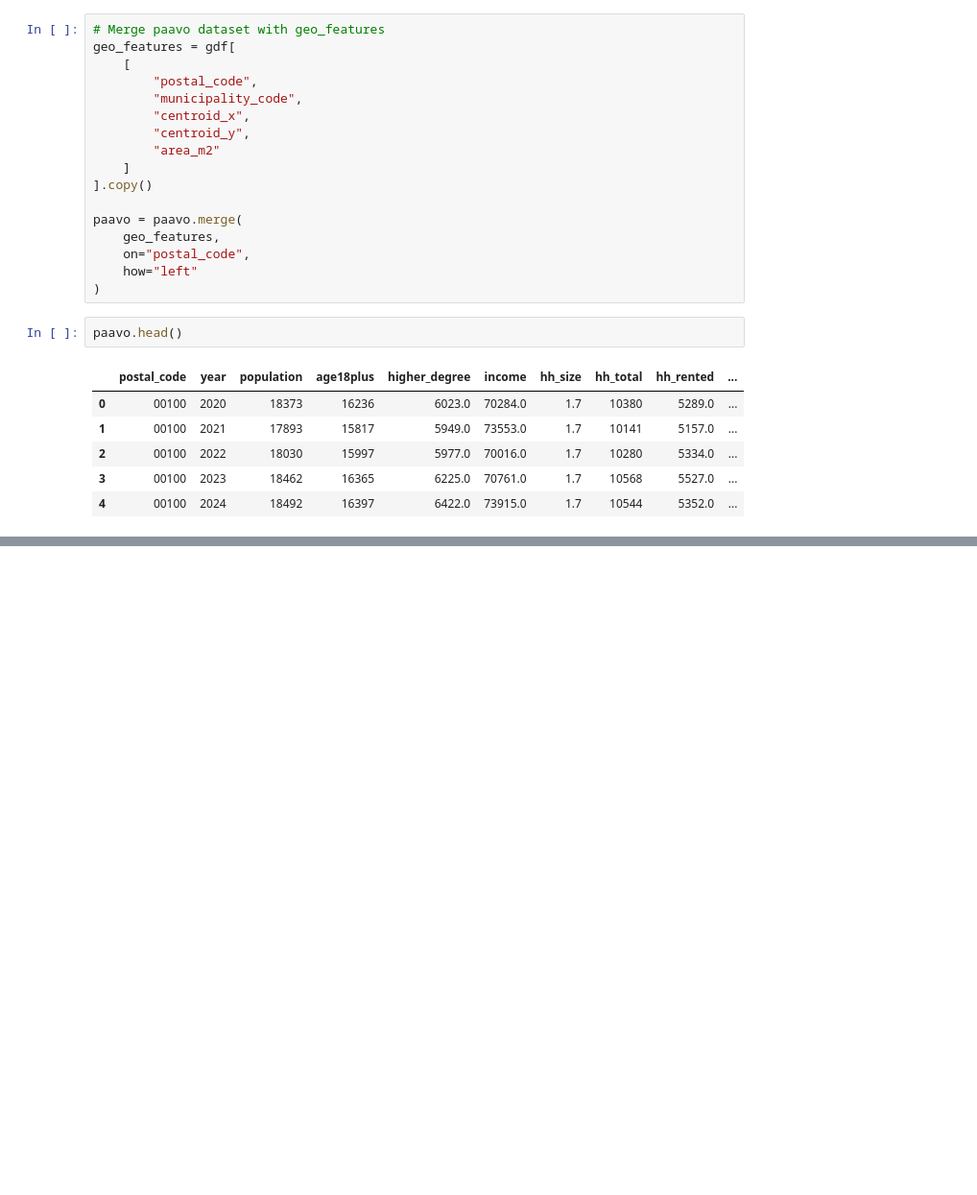
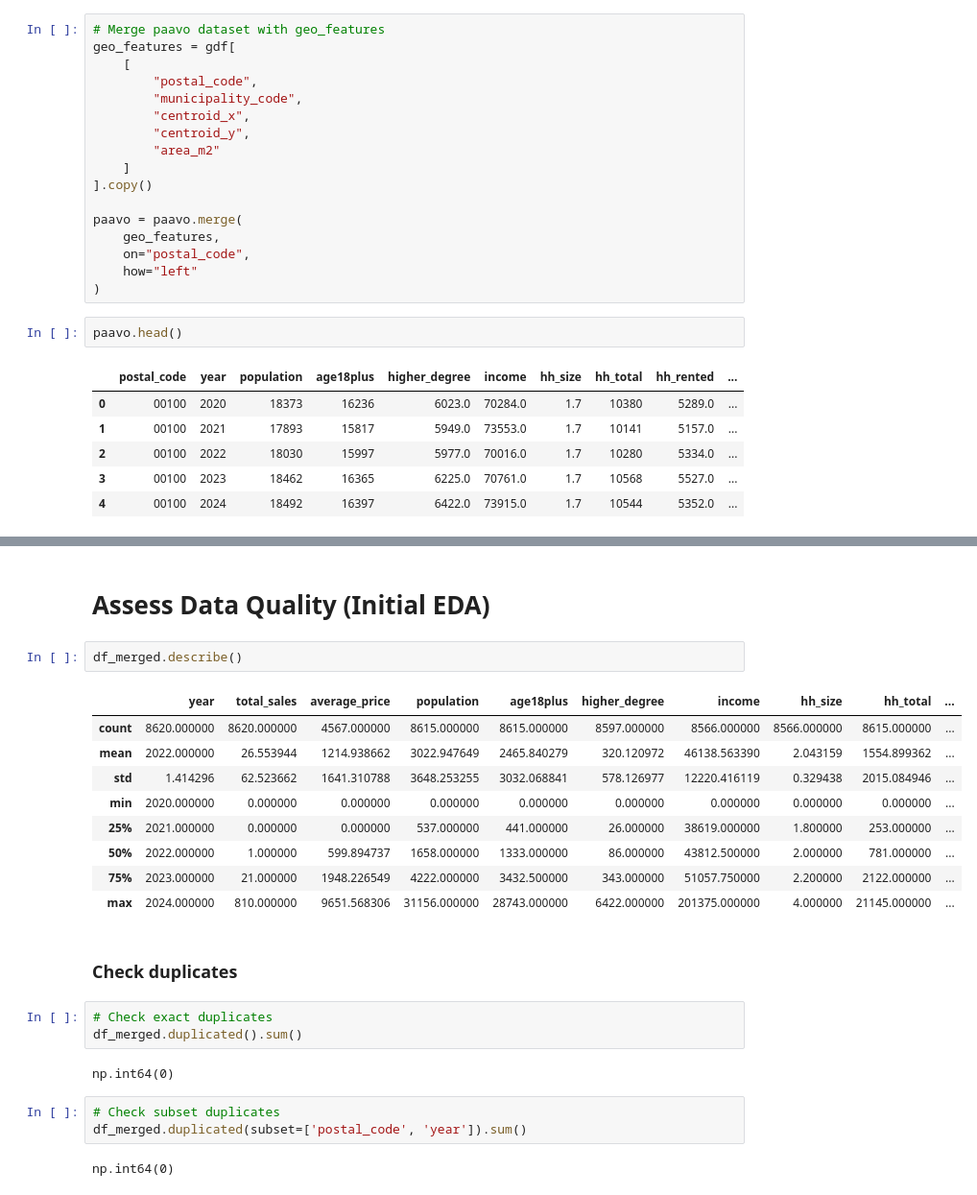
Before and after one commit to Amila-codes/housing-affordability-fi, a Jupyter notebook: notebooks/Capstone.ipynb, the cells around one changed output, grey strips where cells are left out. Shown at 96% size. Saved outputs shown, nothing was run; the diff lists cells and outputs as text; blank space fills up the shorter version.

Commit message:
Fix initial mistakes

```diff
--- a/notebooks/Capstone.ipynb
+++ b/notebooks/Capstone.ipynb
@@ -363,0 +409,26 @@ Index(['postal_code', 'municipality', 'year', 'rooms', 'price_per_sqm',
+# %% [markdown]
+# Assess Data Quality (Initial EDA)
+# %%
+df_merged.describe()
+# %% [output]
+|  | year | total_sales | average_price | population | age18plus | higher_degree | income | hh_size | hh_total | ... |
+| count | 8620.000000 | 8620.000000 | 4567.000000 | 8615.000000 | 8615.000000 | 8597.000000 | 8566.000000 | 8566.000000 | 8615.000000 | ... |
+| mean | 2022.000000 | 26.553944 | 1214.938662 | 3022.947649 | 2465.840279 | 320.120972 | 46138.563390 | 2.043159 | 1554.899362 | ... |
+| std | 1.414296 | 62.523662 | 1641.310788 | 3648.253255 | 3032.068841 | 578.126977 | 12220.416119 | 0.329438 | 2015.084946 | ... |
+| min | 2020.000000 | 0.000000 | 0.000000 | 0.000000 | 0.000000 | 0.000000 | 0.000000 | 0.000000 | 0.000000 | ... |
+| 25% | 2021.000000 | 0.000000 | 0.000000 | 537.000000 | 441.000000 | 26.000000 | 38619.000000 | 1.800000 | 253.000000 | ... |
+| 50% | 2022.000000 | 1.000000 | 599.894737 | 1658.000000 | 1333.000000 | 86.000000 | 43812.500000 | 2.000000 | 781.000000 | ... |
+| 75% | 2023.000000 | 21.000000 | 1948.226549 | 4222.000000 | 3432.500000 | 343.000000 | 51057.750000 | 2.200000 | 2122.000000 | ... |
+| max | 2024.000000 | 810.000000 | 9651.568306 | 31156.000000 | 28743.000000 | 6422.000000 | 201375.000000 | 4.000000 | 21145.000000 | ... |
+# %% [markdown]
+### Check duplicates
+# %%
+# Check exact duplicates
+df_merged.duplicated().sum()
+# %% [output]
+np.int64(0)
+# %%
+# Check subset duplicates
+df_merged.duplicated(subset=['postal_code', 'year']).sum()
+# %% [output]
+np.int64(0)
```
Also changed, not shown: parts of 16 cells of this notebook.
